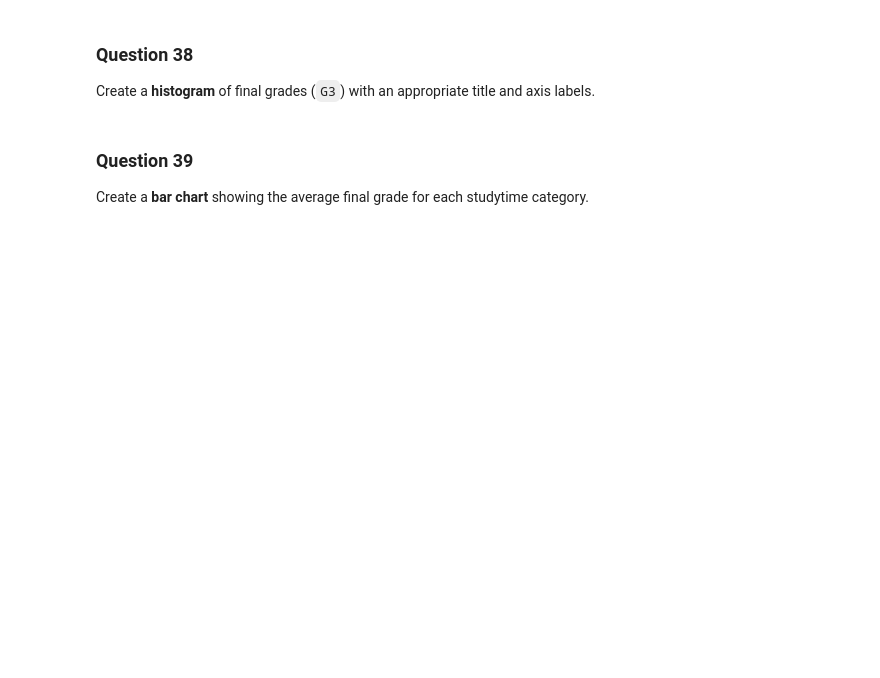
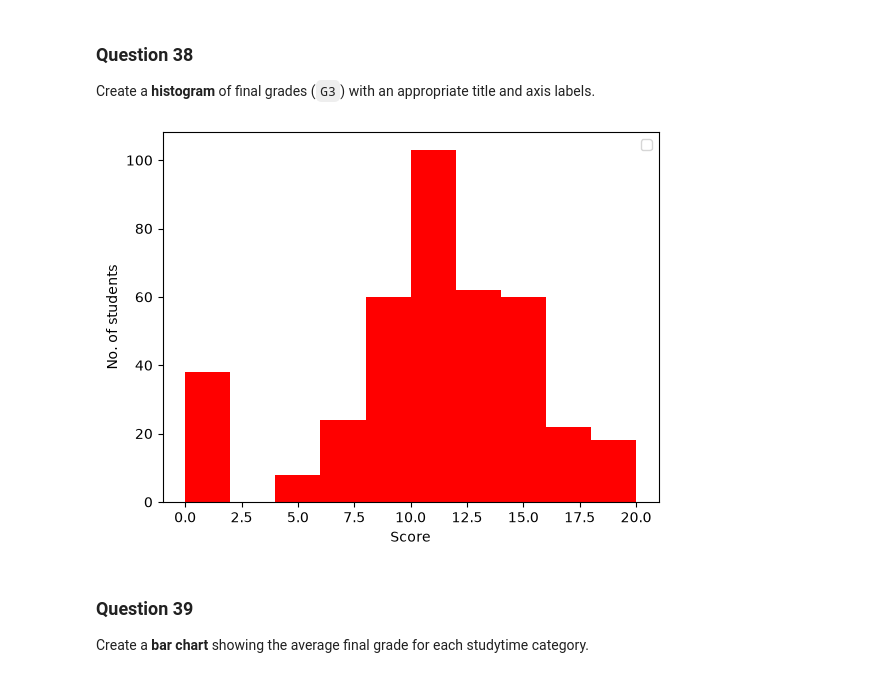
Before and after one commit to huzaif-murad/lihatech-training, a Jupyter notebook: Assignments/Data Science/30 Assignments/Notebooks/Assignment_4_Student_Performance_Beginner_to_Intermediate_Pandas_Practice.ipynb, the cells around one changed output. Cells and saved outputs as stored; diff of their text form; code cells hidden in the pictures; blank space fills up the shorter version.

```diff
--- a/Assignments/Data Science/30 Assignments/Notebooks/Assignment_4_Student_Performance_Beginner_to_Intermediate_Pandas_Practice.ipynb
+++ b/Assignments/Data Science/30 Assignments/Notebooks/Assignment_4_Student_Performance_Beginner_to_Intermediate_Pandas_Practice.ipynb
@@ -550,3 +550,6 @@ df_clean
 # %% [markdown]
 ### Question 35
 Create a column named **pass_status** using `apply()` with a `lambda` function. Store `Pass` when `G3` is greater than or equal to 10; otherwise store `Fail`.
+# %%
+df_clean['pass_status']=df_clean['G3'].apply(lambda score: "Pass" if score>=10 else "Fail")
+df_clean
@@ -553,3 +570,6 @@ Create a column named **pass_status** using `apply()` with a `lambda` function.
 # %% [markdown]
 ### Question 36
 Create a new column named **grade_change** by subtracting `G1` from `G3`.
+# %%
+df_clean['grade_change']=df_clean['G1']-df_clean['G3']
+df_clean
@@ -561,6 +606,17 @@ Create a correlation matrix for **age, studytime, failures, absences, G1, G2, an
 # %% [markdown]
 ### Question 38
 Create a **histogram** of final grades (`G3`) with an appropriate title and axis labels.
+# %%
+import matplotlib.pyplot as plt
+
+X=df_clean['G3']
+plt.hist(X,color='red')
+plt.xlabel('Score')
+plt.ylabel('No. of students')
+plt.legend()
+plt.show()
+# %% [output]
+[figure, added]
 # %% [markdown]
 ### Question 39
 Create a **bar chart** showing the average final grade for each studytime category.
```
Also changed, not shown: parts of 6 cells of this notebook, 4 other files.
